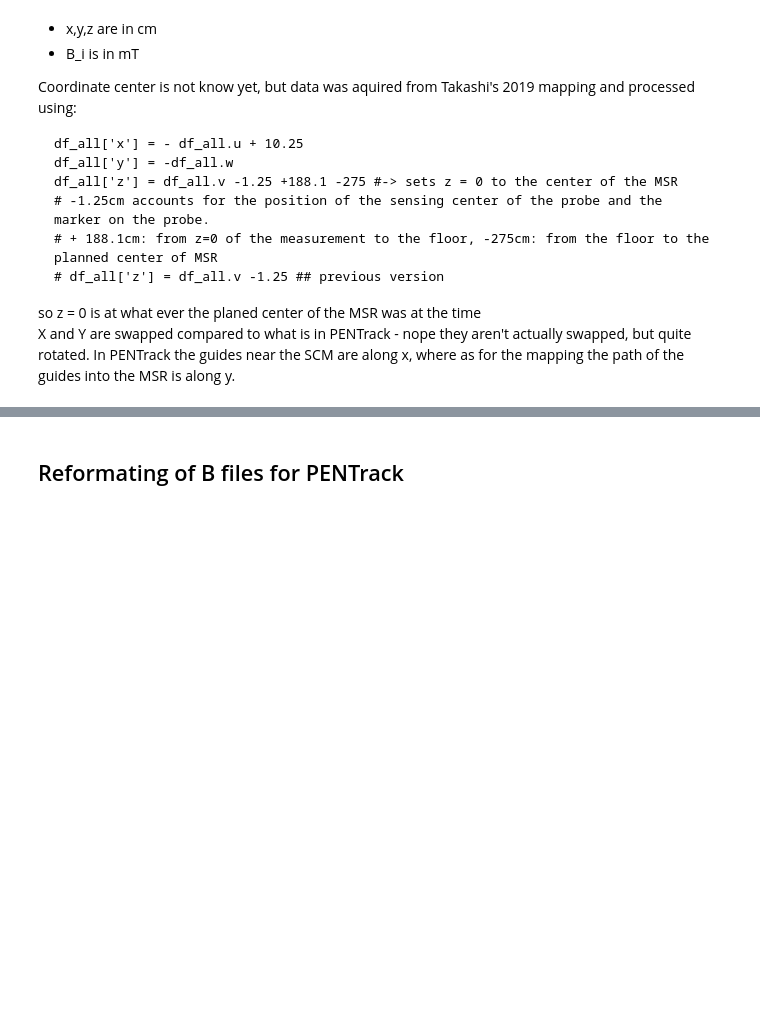
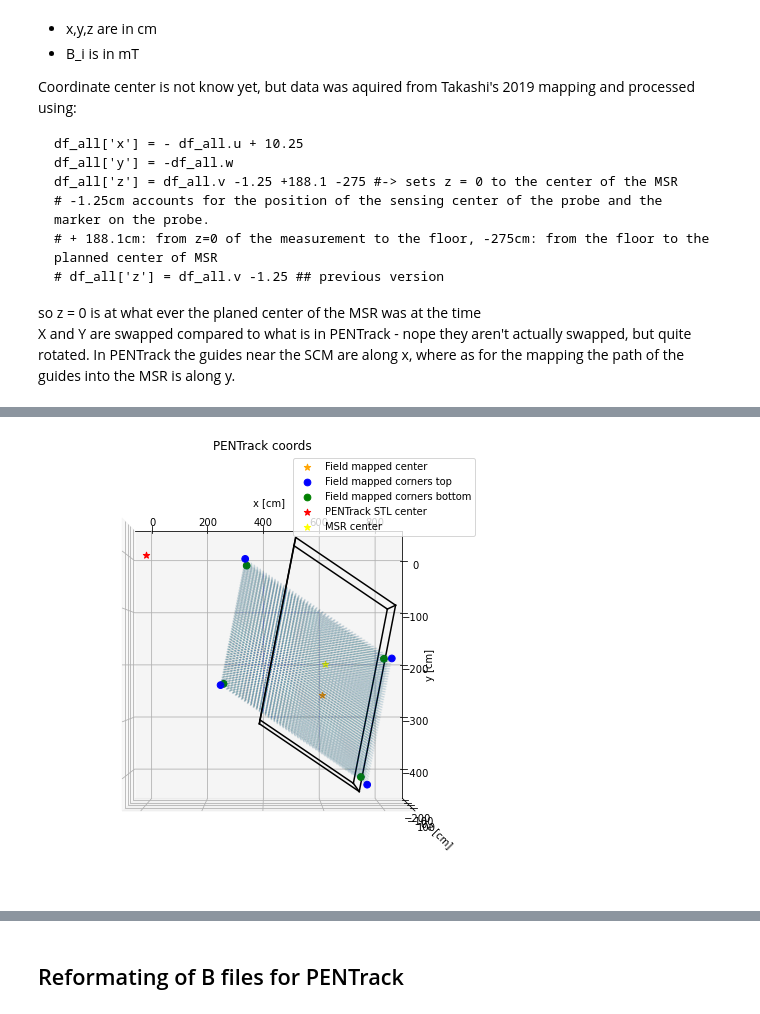
Before and after one commit to eklem1/MesonMagMapping, a Jupyter notebook: MagneticMappingPrevWork/MagMapping-export_TH/PositionCalibration.ipynb, the cells around one changed output, grey strips where cells are left out. Drawn from its saved outputs; the diff is of its cells as text; code cells hidden in the pictures; blank space fills up the shorter version.

```diff
--- a/MagneticMappingPrevWork/MagMapping-export_TH/PositionCalibration.ipynb
+++ b/MagneticMappingPrevWork/MagMapping-export_TH/PositionCalibration.ipynb
@@ -137,0 +225,29 @@ z_dense_MSRframe = df_BField_data["z"] + z_off
+# %%
+def rotateBData(df_data, origin, angle):
+    data_pos = rotate3D(df_data[['x', 'y', 'z']].values, origin=origin, degrees=angle)
+
+    print(df_data[['B_x', 'B_y', 'B_z']].head())
+    data_B = rotate3D(df_data[['B_x', 'B_y', 'B_z']].values, origin=origin, degrees=angle)
+    print(f"after rotation of {angle} degrees")
+
+    print(data_B[:5])
+
+
+    df_data_rot = pd.DataFrame(data_pos, columns=['x', 'y', 'z'])
+#     print(df_data_rot)
+    df_data_rot[['B_x', 'B_y', 'B_z']] = data_B
+
+    return df_data_rot
+# %%
+rotationAngle = -20 - 90 #20 degree switch from Y, plus swapping the x and y coords
+
+O_PEN = O_PEN_notRot
+
+center_PEN = rotate3D(center_PEN_notRot.T, origin=O_PEN_notRot, degrees=rotationAngle).T
+corners_PEN = rotate3D(corners_PEN_notRot.T, origin=O_PEN_notRot, degrees=rotationAngle).T
+
+data_PEN = rotateBData(data_PEN_notRot.copy(), O_PEN_notRot, rotationAngle)
+# print(data_PEN)
+# data_PEN[['x', 'y', 'z']] = rotate3D(data_PEN_notRot[['x', 'y', 'z']].values, origin=O_PEN_notRot, degrees=rotationAngle).T
+
+MSR_center_PEN = rotate3D(MSR_center_PEN_notRot.T, origin=O_PEN_notRot, degrees=rotationAngle).T
@@ -137,0 +267,11 @@ z_dense_MSRframe = df_BField_data["z"] + z_off
+# %%
+fig = plt.figure(figsize=(8, 8))
+ax1 = fig.add_subplot(1, 1, 1, projection='3d')
+data = [center_PEN, corners_PEN, data_PEN, MSR_center_PEN, O_PEN]
+plotMapping(ax1, data, title="PENTrack coords", view=0, angle=rotationAngle)
+
+ax1.scatter(data_PEN['x'], data_PEN['y'], data_PEN['z'], s=1, alpha=0.01)
+
+plt.show()
+# %% [output]
+[figure, added]
```
Also changed, not shown: parts of 11 cells of this notebook.
